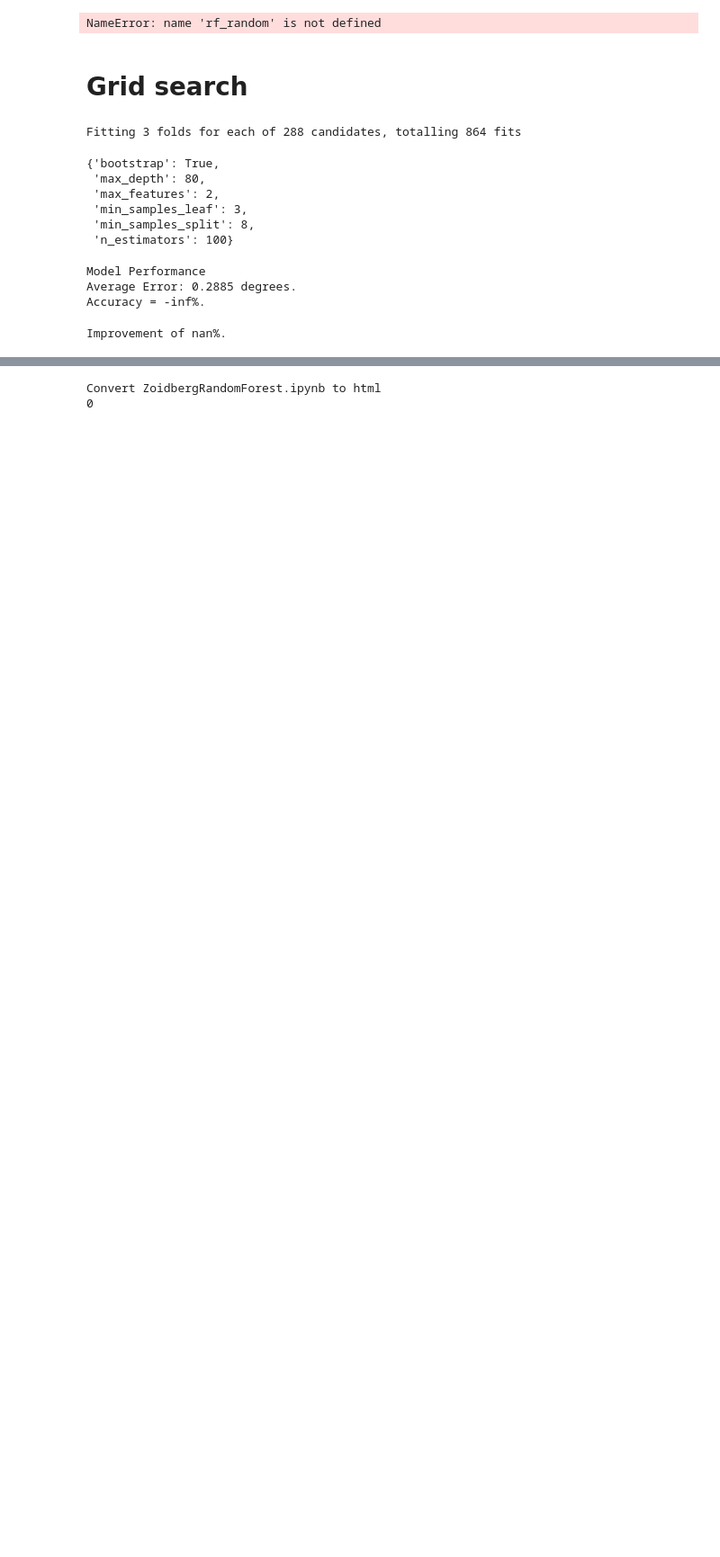
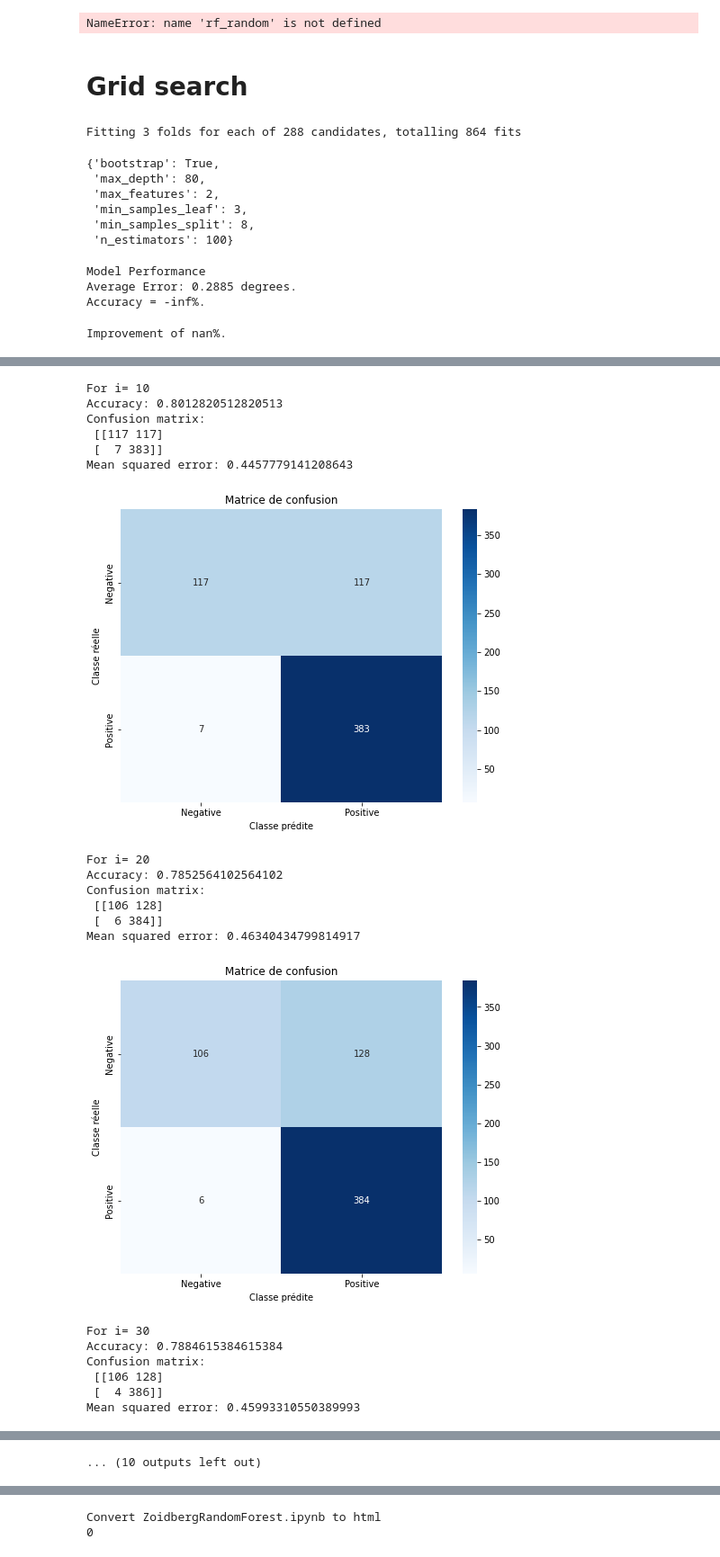
Before and after one commit to AdrienGavazzi/big_data, a Jupyter notebook: Epitech/ZoidbergRandomForest.ipynb, the cells around one changed output, grey strips where cells are left out. Shown: that part at 90% size. Cells and saved outputs as stored; diff of their text form; code cells hidden in the pictures; blank space fills up the shorter version.

```diff
--- a/Epitech/ZoidbergRandomForest.ipynb
+++ b/Epitech/ZoidbergRandomForest.ipynb
@@ -234,0 +425,27 @@ Improvement of nan%.
+# %%
+list_result = []
+for i in range(10,120, 10):
+    print("For i=", i)
+    accuracy, matrice, error = random_tree_forest(i, None, train_images, train_labels, test_images, test_labels, 0)
+    list_result.append({"estimator": i, "max_depth": None, "random_state": 0, "accuracy": accuracy, "matrice": matrice, "error": error})
+# %% [output]
+For i= 10
+Accuracy: 0.8012820512820513
+Confusion matrix:
+ [[117 117]
+ [  7 383]]
+Mean squared error: 0.4457779141208643
+[figure, added]
+For i= 20
+Accuracy: 0.7852564102564102
+Confusion matrix:
+ [[106 128]
+ [  6 384]]
+Mean squared error: 0.46340434799814917
+[figure, added]
+For i= 30
+Accuracy: 0.7884615384615384
+Confusion matrix:
+ [[106 128]
+ [  4 386]]
+Mean squared error: 0.45993310550389993
@@ -234,0 +474 @@ Improvement of nan%.
+... (10 outputs left out)
```
Also changed, not shown: parts of 13 cells of this notebook, 4 other files.
